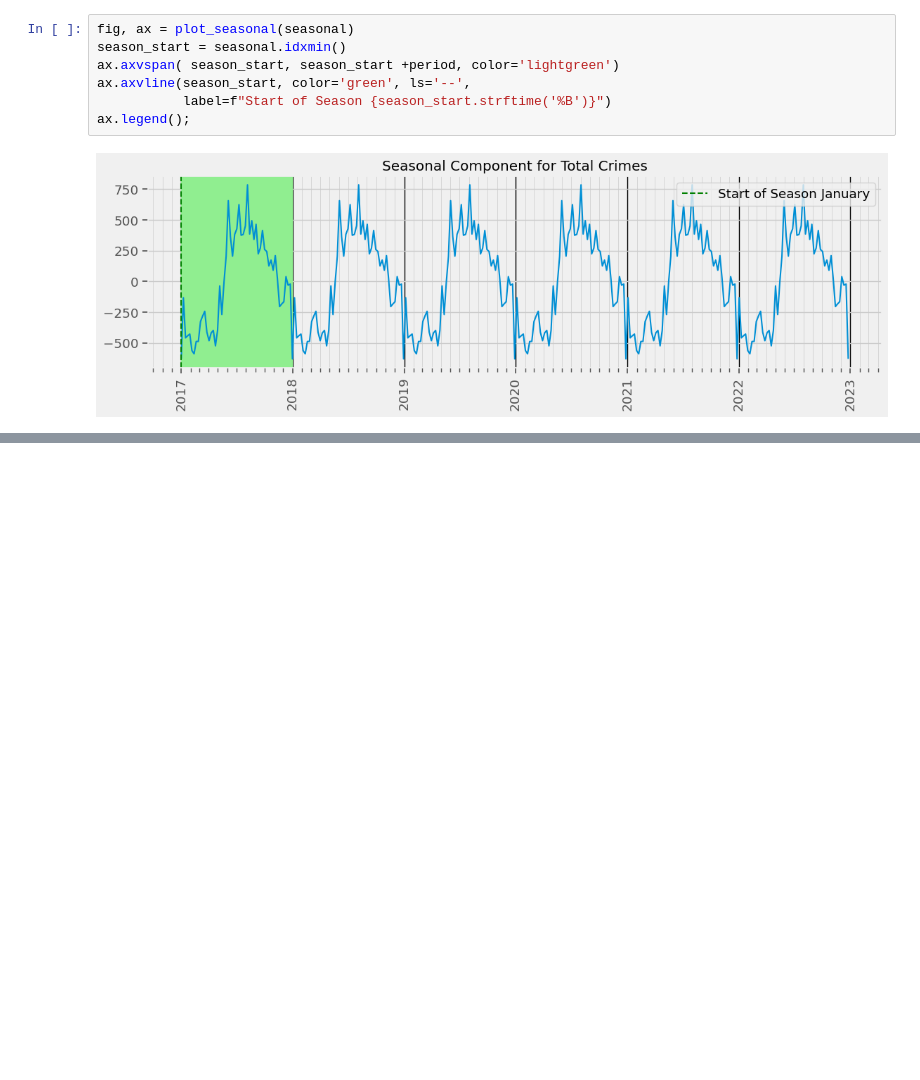
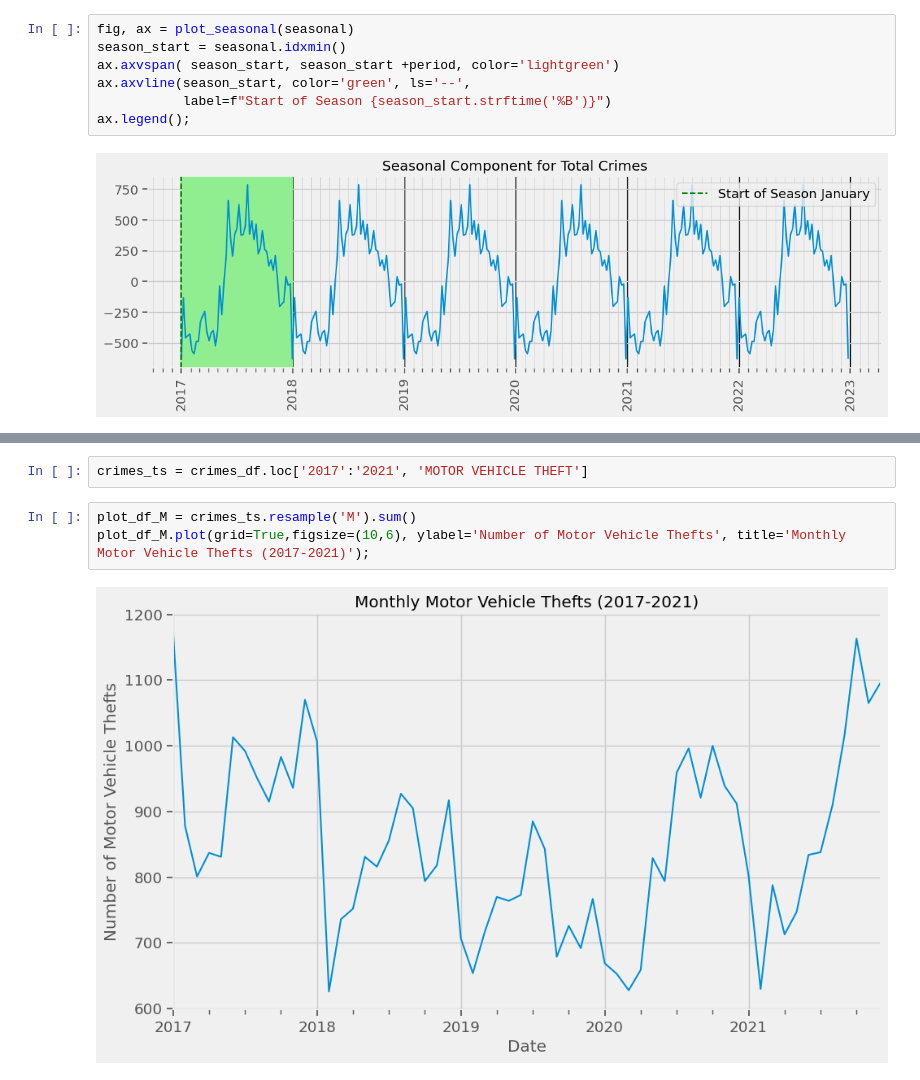
Before and after one commit to Khalil-Salama/Chicago-crime-data, a Jupyter notebook: Chicago_crime_data.ipynb, the cells around one changed output, grey strips where cells are left out. Cells and saved outputs as stored; diff of their text form; blank space fills up the shorter version.

```diff
--- a/Chicago_crime_data.ipynb
+++ b/Chicago_crime_data.ipynb
@@ -981,0 +1005,7 @@ ax.legend();
+# %%
+crimes_ts = crimes_df.loc['2017':'2021', 'MOTOR VEHICLE THEFT']
+# %%
+plot_df_M = crimes_ts.resample('M').sum()
+plot_df_M.plot(grid=True,figsize=(10,6), ylabel='Number of Motor Vehicle Thefts', title='Monthly Motor Vehicle Thefts (2017-2021)');
+# %% [output]
+[figure, added]
```
Also changed, not shown: parts of 24 cells of this notebook.
